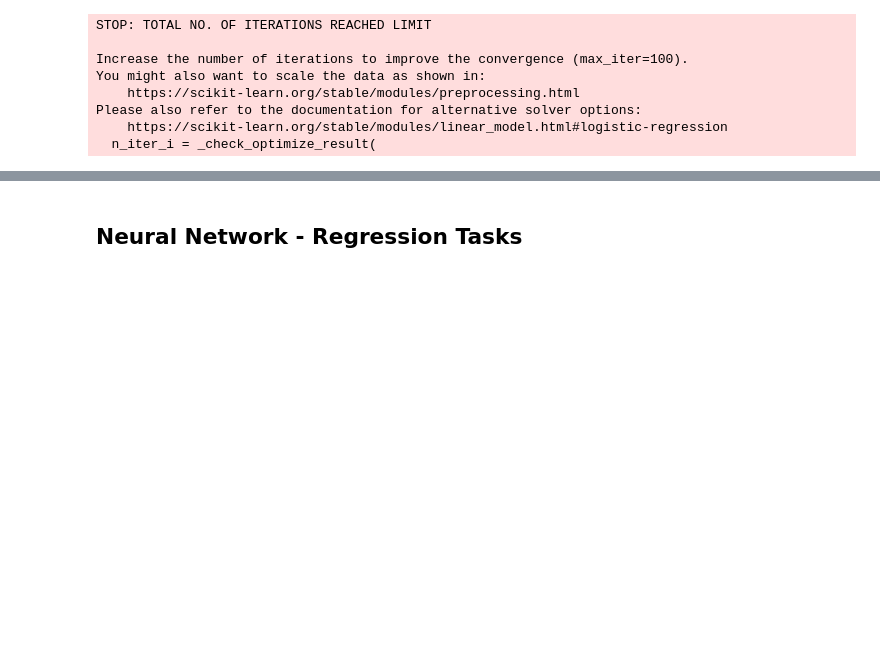
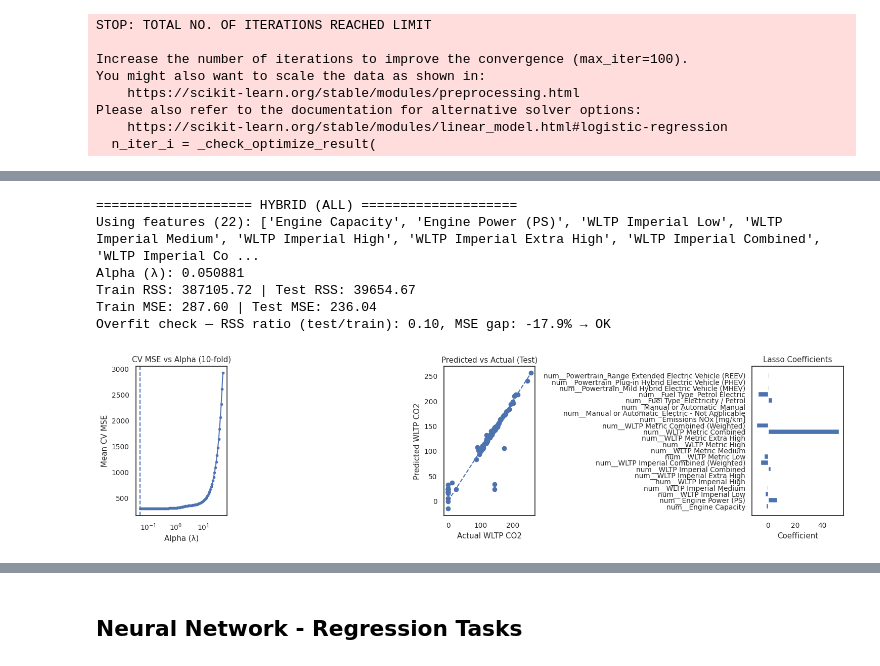
Before and after one commit to damian2551/Predictive-Modelling-of-Gas-Emissions-from-Cars, a Jupyter notebook: Assignment_2.ipynb, the cells around one changed output, grey strips where cells are left out. Drawn from its saved outputs; the diff is of its cells as text; code cells hidden in the pictures; blank space fills up the shorter version.

```diff
--- a/Assignment_2.ipynb
+++ b/Assignment_2.ipynb
@@ -892,0 +1084,21 @@ print("Training RMSE:", np.sqrt(mean_squared_error(y_train, train_pred)))
+# %%
+# Example 2 — Hybrid: use all columns (features=None)
+(X_train, X_val, X_test, y_train, y_val, y_test) = [
+    data_split("WLTP CO2", data_hybrid)[k] for k in
+    ["X_train", "X_val", "X_test", "y_train", "y_val", "y_test"]
+]
+
+res_hybrid_all, pipe_hybrid_all = feature_select_lasso(
+    X_train, X_test, y_train, y_test,
+    features=None,
+    dataset_name="Hybrid (all)",
+    cv=10
+)
+# %% [output]
+==================== HYBRID (ALL) ====================
+Using features (22): ['Engine Capacity', 'Engine Power (PS)', 'WLTP Imperial Low', 'WLTP Imperial Medium', 'WLTP Imperial High', 'WLTP Imperial Extra High', 'WLTP Imperial Combined', 'WLTP Imperial Co ...
+Alpha (λ): 0.050881
+Train RSS: 387105.72 | Test RSS: 39654.67
+Train MSE: 287.60 | Test MSE: 236.04
+Overfit check — RSS ratio (test/train): 0.10, MSE gap: -17.9% → OK
+[figure, added]
```
Also changed, not shown: parts of 13 cells of this notebook.
